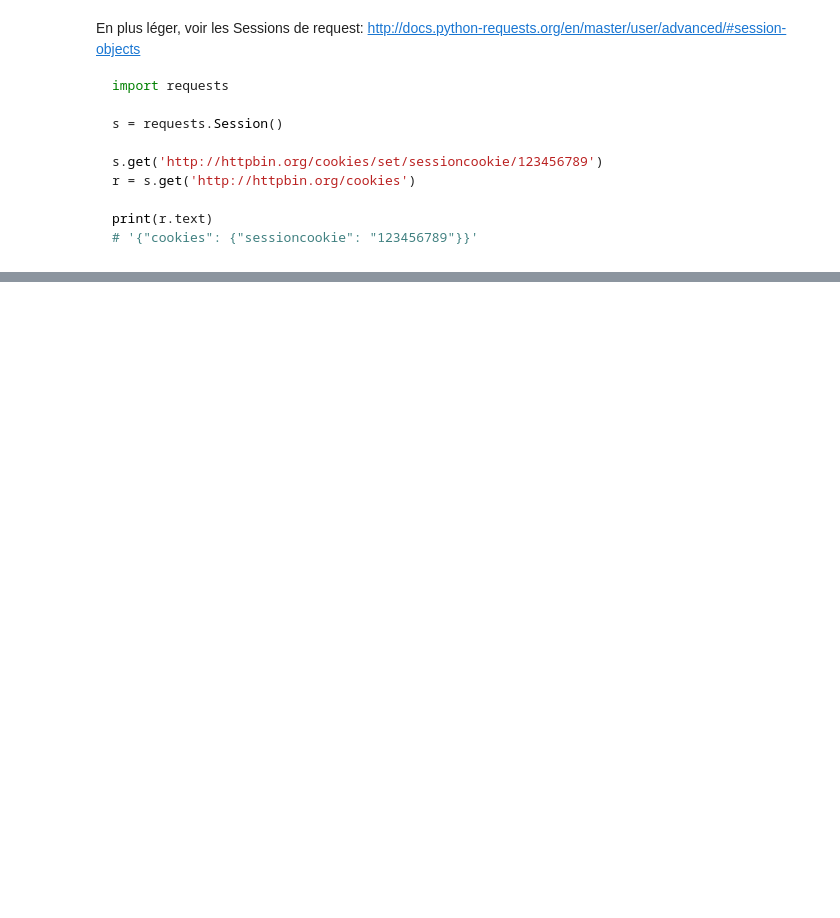
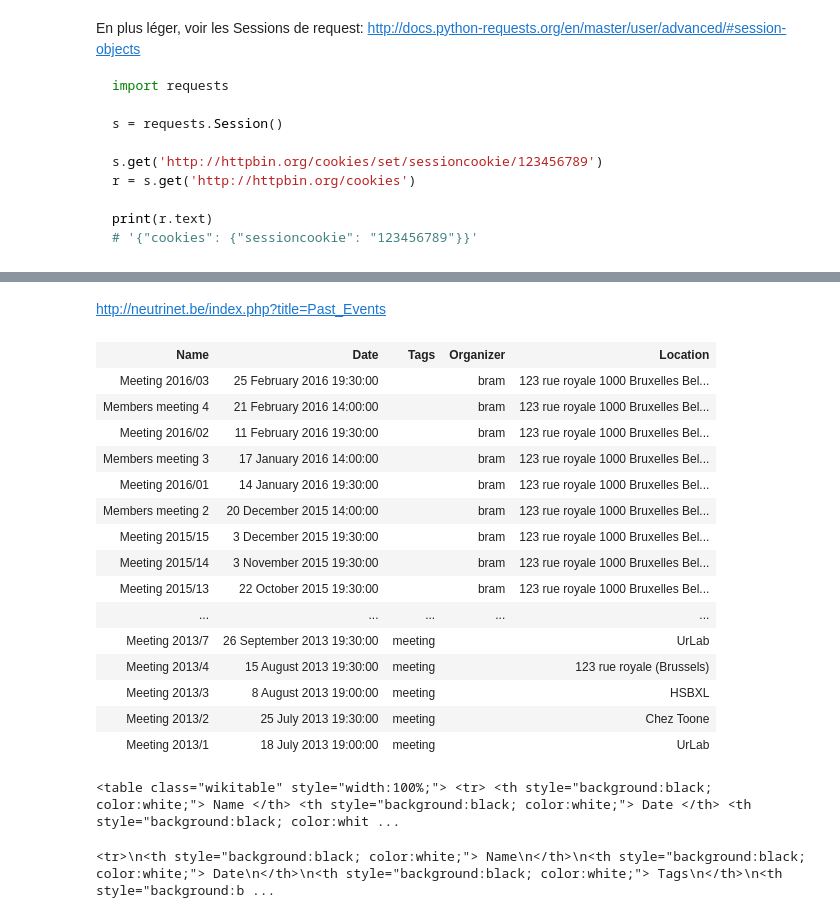
Before and after one commit to Psycojoker/parsing_and_script_the_web_in_python, a Jupyter notebook: slides.ipynb, the cells around one changed output, grey strips where cells are left out. Drawn from its saved outputs; the diff is of its cells as text; code cells hidden in the pictures; blank space fills up the shorter version.

```diff
--- a/slides.ipynb
+++ b/slides.ipynb
@@ -447,0 +470,28 @@ print(r.text)
+# %% [markdown]
+http://neutrinet.be/index.php?title=Past_Events
+# %%
+soup = p("http://neutrinet.be/index.php?title=Past_Events")
+# %%
+soup.find("table")
+# %% [output]
+| Name | Date | Tags | Organizer | Location |
+| Meeting 2016/03 | 25 February 2016 19:30:00 |  | bram | 123 rue royale 1000 Bruxelles Bel... |
+| Members meeting 4 | 21 February 2016 14:00:00 |  | bram | 123 rue royale 1000 Bruxelles Bel... |
+| Meeting 2016/02 | 11 February 2016 19:30:00 |  | bram | 123 rue royale 1000 Bruxelles Bel... |
+| Members meeting 3 | 17 January 2016 14:00:00 |  | bram | 123 rue royale 1000 Bruxelles Bel... |
+| Meeting 2016/01 | 14 January 2016 19:30:00 |  | bram | 123 rue royale 1000 Bruxelles Bel... |
+| Members meeting 2 | 20 December 2015 14:00:00 |  | bram | 123 rue royale 1000 Bruxelles Bel... |
+| Meeting 2015/15 | 3 December 2015 19:30:00 |  | bram | 123 rue royale 1000 Bruxelles Bel... |
+| Meeting 2015/14 | 3 November 2015 19:30:00 |  | bram | 123 rue royale 1000 Bruxelles Bel... |
+| Meeting 2015/13 | 22 October 2015 19:30:00 |  | bram | 123 rue royale 1000 Bruxelles Bel... |
+| ... | ... | ... | ... | ... |
+| Meeting 2013/7 | 26 September 2013 19:30:00 | meeting |  | UrLab |
+| Meeting 2013/4 | 15 August 2013 19:30:00 | meeting |  | 123 rue royale (Brussels) |
+| Meeting 2013/3 | 8 August 2013 19:00:00 | meeting |  | HSBXL |
+| Meeting 2013/2 | 25 July 2013 19:30:00 | meeting |  | Chez Toone |
+| Meeting 2013/1 | 18 July 2013 19:00:00 | meeting |  | UrLab |
+<table class="wikitable" style="width:100%;"> <tr> <th style="background:black; color:white;"> Name </th> <th style="background:black; color:white;"> Date </th> <th style="background:black; color:whit ...
+# %%
+soup.find_all("tr")[0]
+# %% [output]
+<tr>\n<th style="background:black; color:white;"> Name\n</th>\n<th style="background:black; color:white;"> Date\n</th>\n<th style="background:black; color:white;"> Tags\n</th>\n<th style="background:b ...
```
Also changed, not shown: parts of 12 cells of this notebook, 2 other files.
